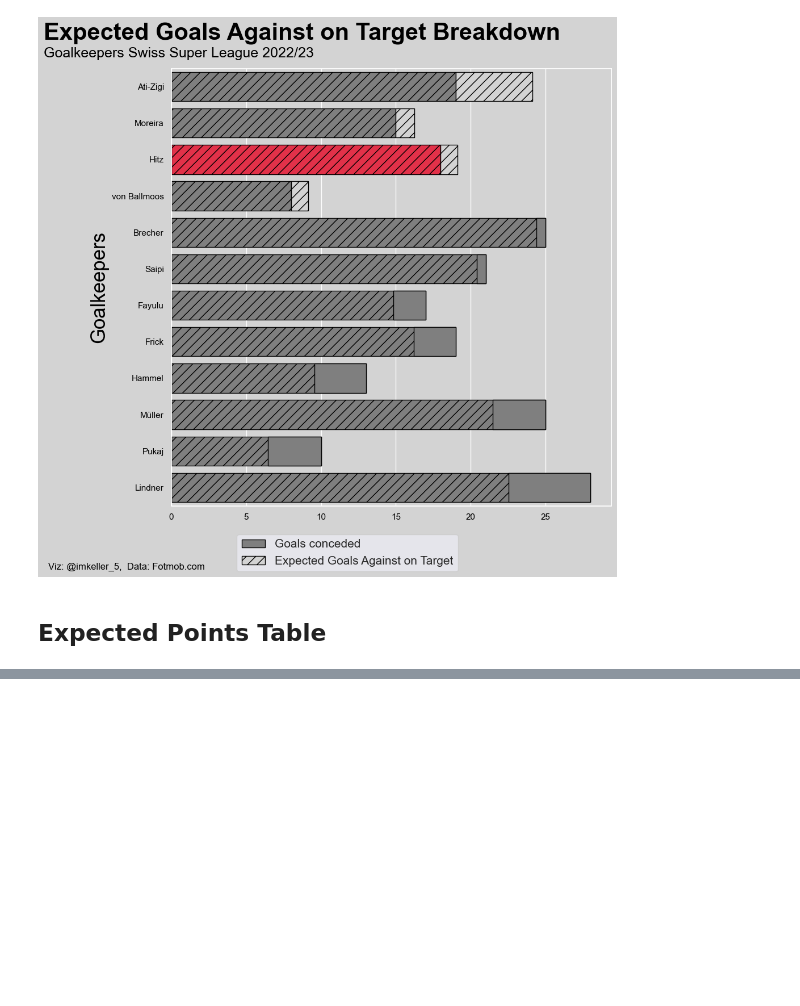
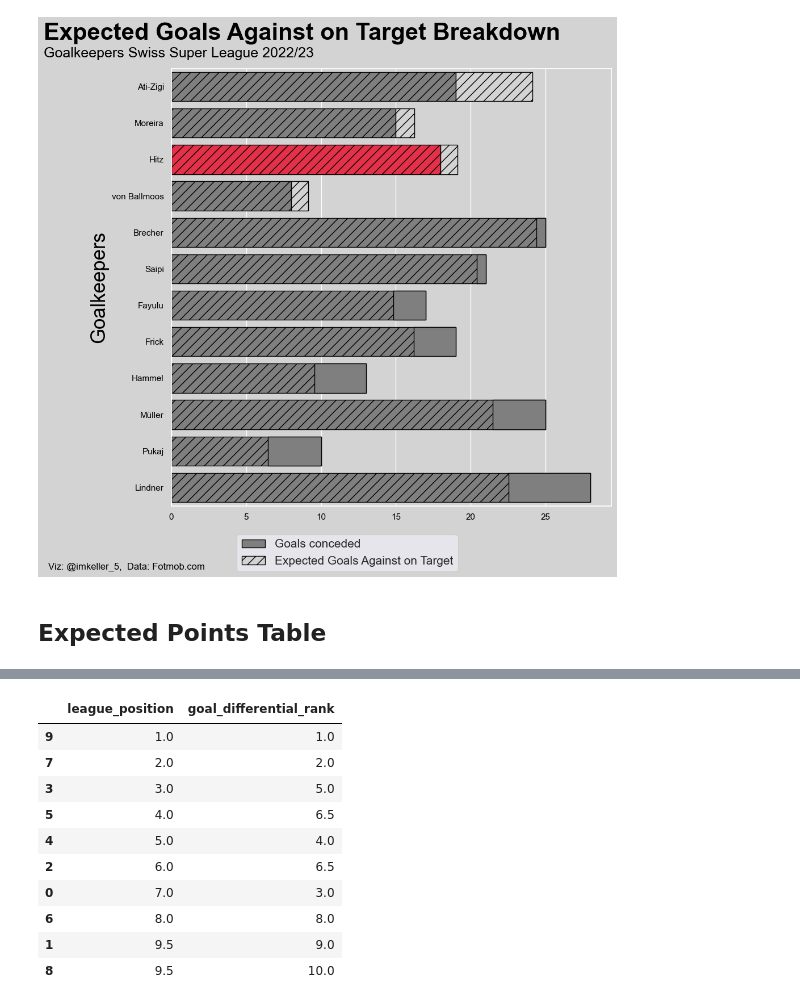
Before and after one commit to TK5-Tim/ds-projects, a Jupyter notebook: rsl/rsl_22_23_half_season_review.ipynb, the cells around one changed output, grey strips where cells are left out. Cells and saved outputs as stored; diff of their text form; code cells hidden in the pictures; blank space fills up the shorter version.

```diff
--- a/rsl/rsl_22_23_half_season_review.ipynb
+++ b/rsl/rsl_22_23_half_season_review.ipynb
@@ -776,0 +803,22 @@ df_shots_xpt = df_shots[['match_id', 'shot_id', 'team_id', 'expected_goals','exp
+# %%
+df_teams['games_played'] = df_teams['team_short'].apply(lambda x: df_games.loc[df_games['team_short'] == x,'team_short'].shape[0])
+# %%
+df_teams.sort_values(by='points_sum', ascending=False).reset_index(inplace=True, drop=True)
+# %%
+df_teams['league_position'] = df_teams['points_sum'].rank(ascending=False, numeric_only=True)
+# %%
+df_teams['goal_differential_rank'] = df_teams['goal_differential'].rank(ascending=False, numeric_only=True)
+# %%
+df_teams[['league_position','goal_differential_rank']].sort_values(by='league_position', ascending=True)
+# %% [output]
+|  | league_position | goal_differential_rank |
+| 9 | 1.0 | 1.0 |
+| 7 | 2.0 | 2.0 |
+| 3 | 3.0 | 5.0 |
+| 5 | 4.0 | 6.5 |
+| 4 | 5.0 | 4.0 |
+| 2 | 6.0 | 6.5 |
+| 0 | 7.0 | 3.0 |
+| 6 | 8.0 | 8.0 |
+| 1 | 9.5 | 9.0 |
+| 8 | 9.5 | 10.0 |
```
Also changed, not shown: parts of 28 cells of this notebook, 4 other files.
